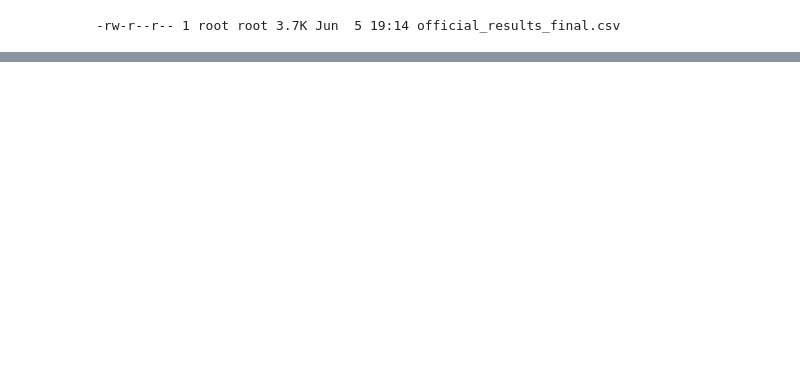
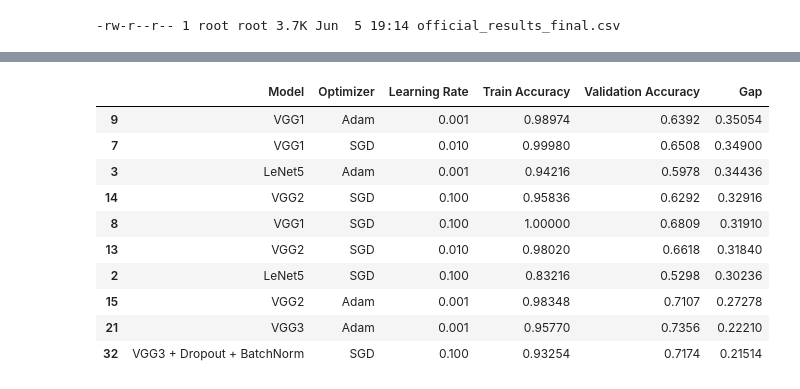
Before and after one commit to RaymCharles/Projet-CNN, a Jupyter notebook: Projet_ML.ipynb, the cells around one changed output, grey strips where cells are left out. Saved outputs shown, nothing was run; the diff lists cells and outputs as text; code cells hidden in the pictures; blank space fills up the shorter version.

```diff
--- a/Projet_ML.ipynb
+++ b/Projet_ML.ipynb
@@ -1225,0 +1317,31 @@ files.download("official_results_final.csv")
+# %%
+# Calcul de l'overfitting (écart train - validation)
+
+overfitting_df = official_results_df.copy()
+
+overfitting_df["Gap"] = (
+    overfitting_df["Train Accuracy"]
+    - overfitting_df["Validation Accuracy"]
+)
+
+overfitting_df = overfitting_df.sort_values(
+    by="Gap",
+    ascending=False
+)
+
+overfitting_df[
+    ["Model", "Optimizer", "Learning Rate",
+     "Train Accuracy", "Validation Accuracy", "Gap"]
+].head(10)
+# %% [output]
+|  | Model | Optimizer | Learning Rate | Train Accuracy | Validation Accuracy | Gap |
+| 9 | VGG1 | Adam | 0.001 | 0.98974 | 0.6392 | 0.35054 |
+| 7 | VGG1 | SGD | 0.010 | 0.99980 | 0.6508 | 0.34900 |
+| 3 | LeNet5 | Adam | 0.001 | 0.94216 | 0.5978 | 0.34436 |
+| 14 | VGG2 | SGD | 0.100 | 0.95836 | 0.6292 | 0.32916 |
+| 8 | VGG1 | SGD | 0.100 | 1.00000 | 0.6809 | 0.31910 |
+| 13 | VGG2 | SGD | 0.010 | 0.98020 | 0.6618 | 0.31840 |
+| 2 | LeNet5 | SGD | 0.100 | 0.83216 | 0.5298 | 0.30236 |
+| 15 | VGG2 | Adam | 0.001 | 0.98348 | 0.7107 | 0.27278 |
+| 21 | VGG3 | Adam | 0.001 | 0.95770 | 0.7356 | 0.22210 |
+| 32 | VGG3 + Dropout + BatchNorm | SGD | 0.100 | 0.93254 | 0.7174 | 0.21514 |
```
Also changed, not shown: parts of 16 cells of this notebook.
